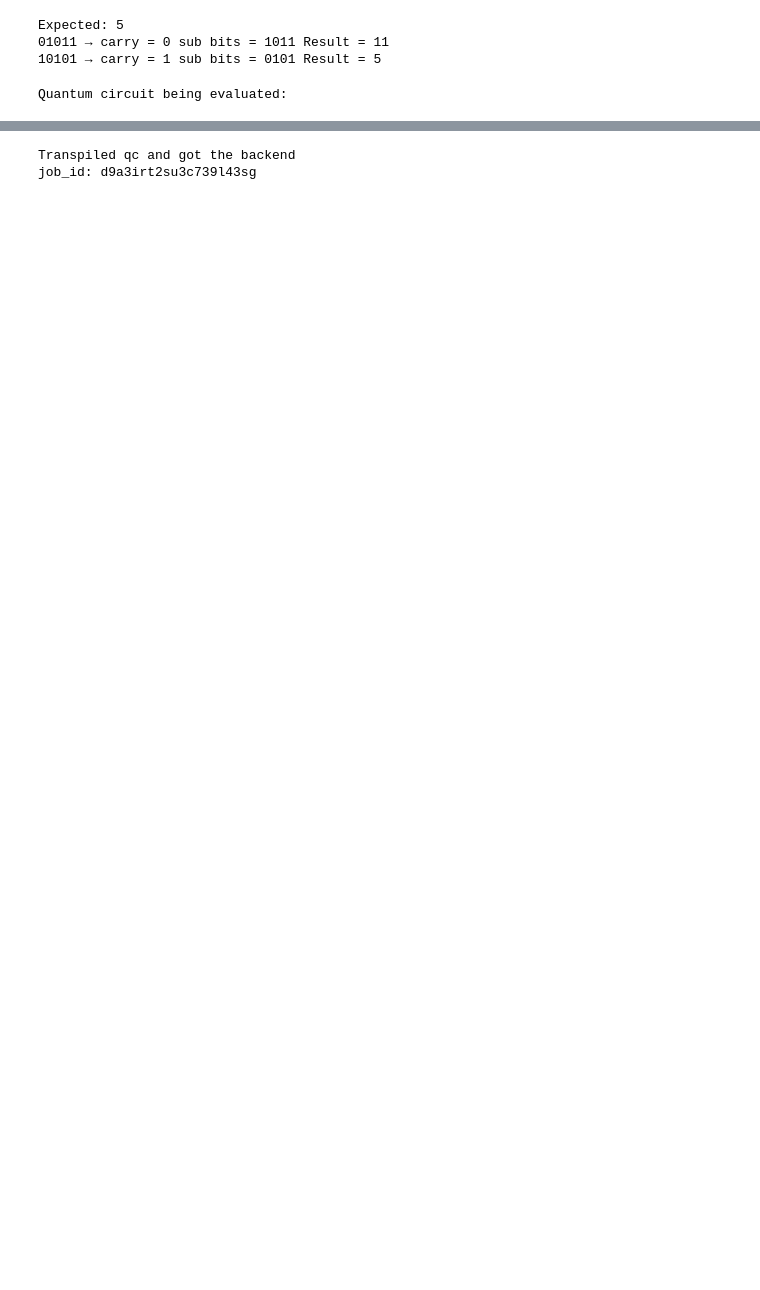
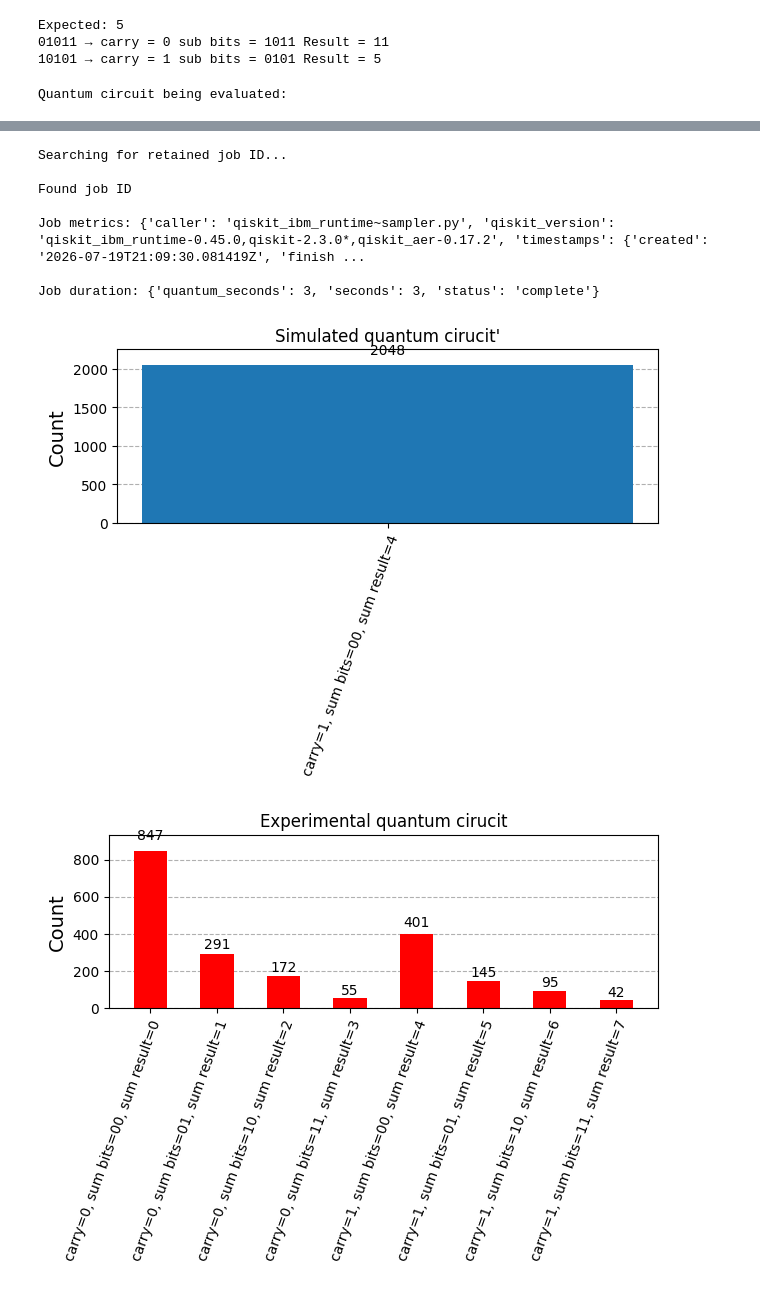
Before and after one commit to Chosen-Juan1/Quantum-computing-research, a Jupyter notebook: Quantum_Computing_Research_Tasks/Task_7_Arithmetic_adder_substractor_circuit.ipynb, the cells around one changed output, grey strips where cells are left out. Drawn from its saved outputs; the diff is of its cells as text; code cells hidden in the pictures; blank space fills up the shorter version.

```diff
--- a/Quantum_Computing_Research_Tasks/Task_7_Arithmetic_adder_substractor_circuit.ipynb
+++ b/Quantum_Computing_Research_Tasks/Task_7_Arithmetic_adder_substractor_circuit.ipynb
@@ -507,19 +507,26 @@ def TwoBitQuantumAdderSubstractor(number1 = None, number2 = None, mode = "add"):
 # %%
 # print("Expected: 1")
 twoBitQAdder = TwoBitQuantumAdderSubstractor(2,2,mode ="add")
 twoBitQAdderDist = TwoBitQuantumAdderSubstractor(mode ="add")
 
 twoBitQSubstractor = TwoBitQuantumAdderSubstractor(2,1,mode ="sub")
 twoBitQSubstractorDist = TwoBitQuantumAdderSubstractor(mode ="sub")
 # print("\n")
 # twoBitQSubstractor2 = TwoBitQuantumAdderSubstractor(1,1,mode ="add")
 
 # print(f"{twoBitQSubstractor1} first val\n{twoBitQSubstractor2}")
 
 from Quantum_Circuit_Tests_and_metrics import runQCTests_and_metrics
-runQCTests_and_metrics(twoBitQAdder, "add", "Distribution of simulated 4-bit Q-adder vs Experimental 4-bit Q-Adder")
+runQCTests_and_metrics(twoBitQAdder, "add", "2 + 2 on a simulated 2-bit Q-adder vs Experimental 2-bit Q-Adder", retain_previous_job=True)
 # %% [output]
 Quantum circuit being evaluated:
 [figure]
-Transpiled qc and got the backend
-job_id: d9a3irt2su3c739l43sg
+Searching for retained job ID...
+
+Found job ID
+
+Job metrics: {'caller': 'qiskit_ibm_runtime~sampler.py', 'qiskit_version': 'qiskit_ibm_runtime-0.45.0,qiskit-2.3.0*,qiskit_aer-0.17.2', 'timestamps': {'created': '2026-07-19T21:09:30.081419Z', 'finish ...
+
+Job duration: {'quantum_seconds': 3, 'seconds': 3, 'status': 'complete'}
+[figure, added]
+[figure, added]
```
Also changed, not shown: parts of 5 cells of this notebook, 4 other files.
